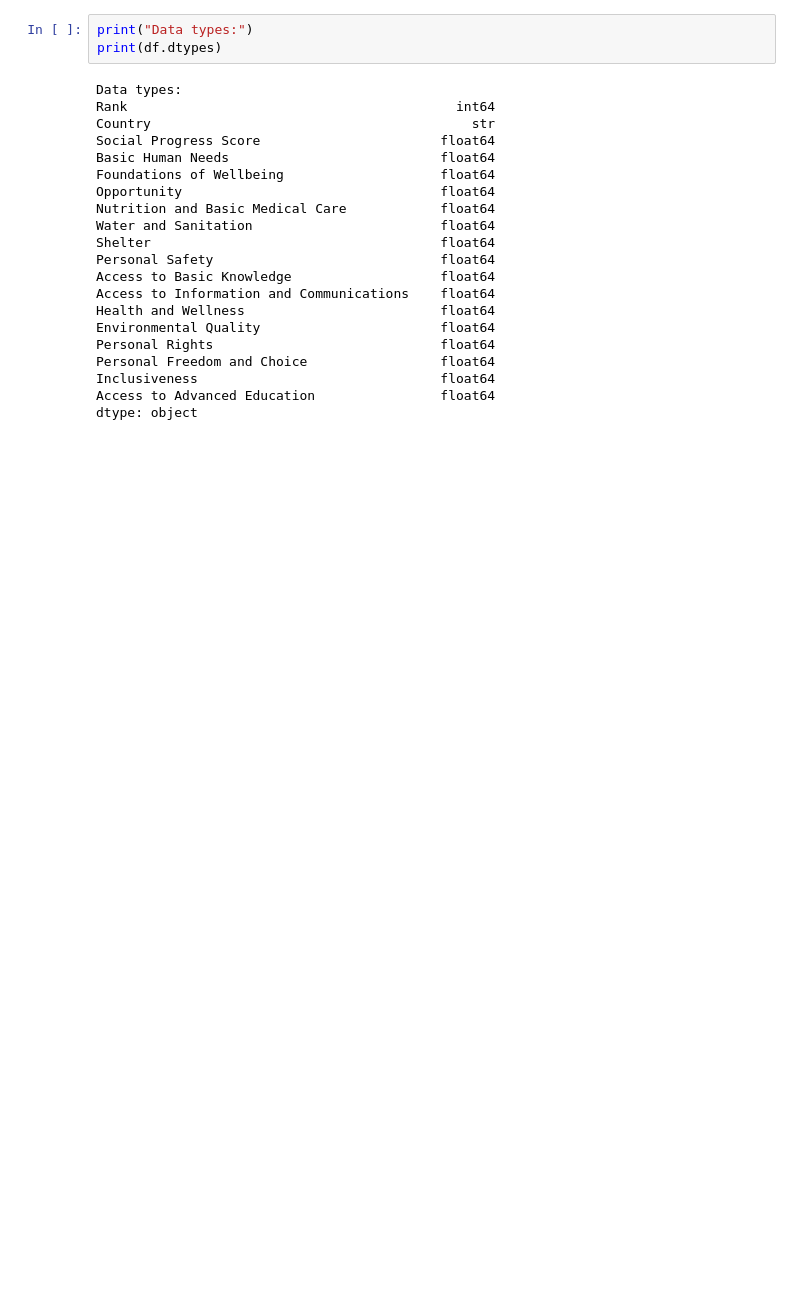
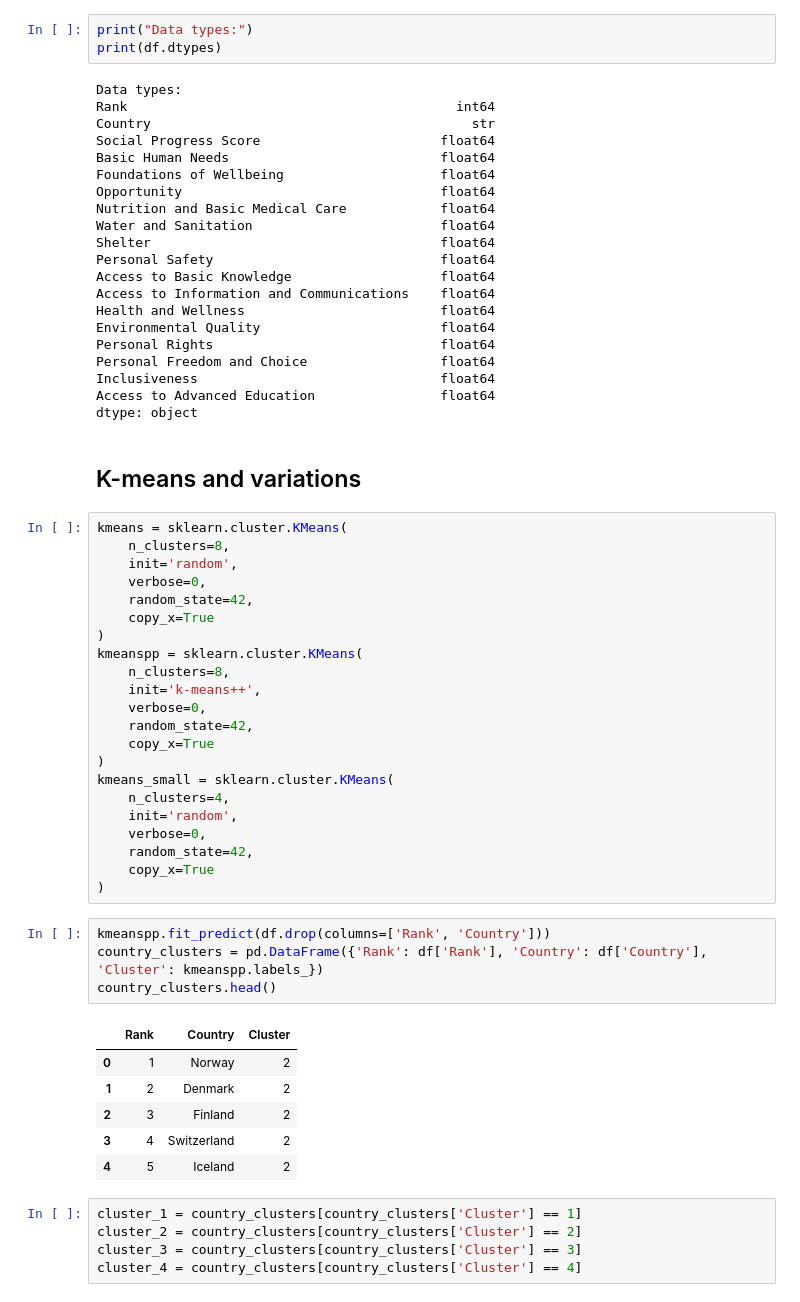
Before and after one commit to vcdice-69/SC4020-Project-1, a Jupyter notebook: group_38_code/Social Progress Index Rankings/code.ipynb, the cells around one changed output. Cells and saved outputs as stored; diff of their text form; blank space fills up the shorter version.

```diff
--- a/group_38_code/Social Progress Index Rankings/code.ipynb
+++ b/group_38_code/Social Progress Index Rankings/code.ipynb
@@ -75,3 +79,43 @@ Personal Freedom and Choice                 float64
 Inclusiveness                               float64
 Access to Advanced Education                float64
 dtype: object
+# %% [markdown]
+## K-means and variations
+# %%
+kmeans = sklearn.cluster.KMeans(
+    n_clusters=8,
+    init='random',
+    verbose=0,
+    random_state=42,
+    copy_x=True
+)
+kmeanspp = sklearn.cluster.KMeans(
+    n_clusters=8,
+    init='k-means++',
+    verbose=0,
+    random_state=42,
+    copy_x=True
+)
+kmeans_small = sklearn.cluster.KMeans(
+    n_clusters=4,
+    init='random',
+    verbose=0,
+    random_state=42,
+    copy_x=True
+)
+# %%
+kmeanspp.fit_predict(df.drop(columns=['Rank', 'Country']))
+country_clusters = pd.DataFrame({'Rank': df['Rank'], 'Country': df['Country'], 'Cluster': kmeanspp.labels_})
+country_clusters.head()
+# %% [output]
+|  | Rank | Country | Cluster |
+| 0 | 1 | Norway | 2 |
+| 1 | 2 | Denmark | 2 |
+| 2 | 3 | Finland | 2 |
+| 3 | 4 | Switzerland | 2 |
+| 4 | 5 | Iceland | 2 |
+# %%
+cluster_1 = country_clusters[country_clusters['Cluster'] == 1]
+cluster_2 = country_clusters[country_clusters['Cluster'] == 2]
+cluster_3 = country_clusters[country_clusters['Cluster'] == 3]
+cluster_4 = country_clusters[country_clusters['Cluster'] == 4]
```
Also changed, not shown: parts of 12 cells of this notebook.
